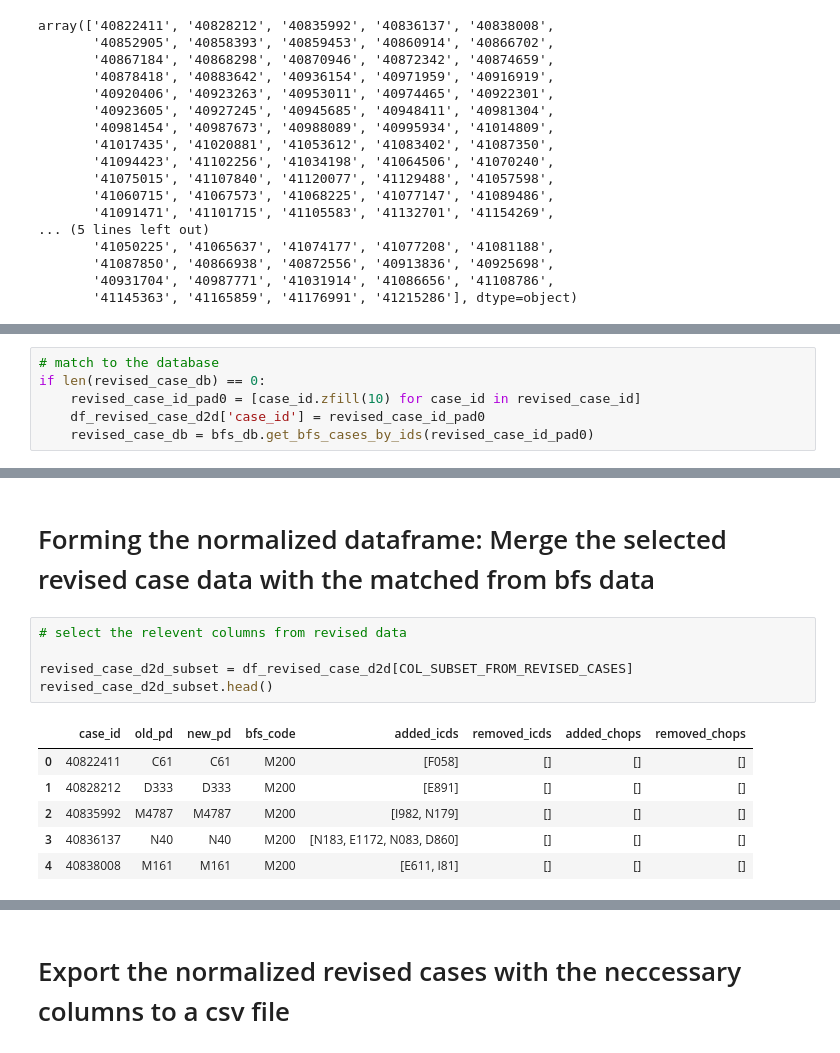
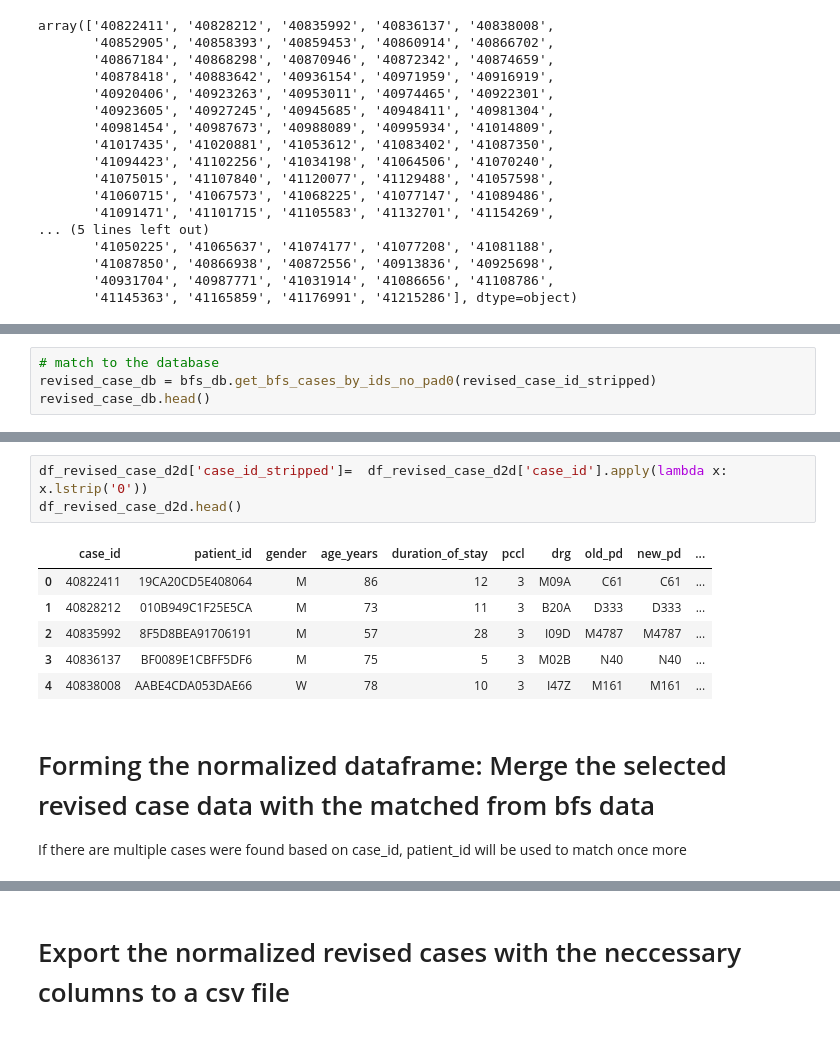
Before and after one commit to anschauf/code-scout-python, a Jupyter notebook: src/revised_case_normalization/Hirslanden_Zurich_2016_normalization.ipynb, the cells around one changed output, grey strips where cells are left out. Saved outputs shown, nothing was run; the diff lists cells and outputs as text.

```diff
--- a/src/revised_case_normalization/Hirslanden_Zurich_2016_normalization.ipynb
+++ b/src/revised_case_normalization/Hirslanden_Zurich_2016_normalization.ipynb
@@ -140,6 +126,4 @@ revised_case_db.head()
 # %%
 # match to the database
-if len(revised_case_db) == 0:
-    revised_case_id_pad0 = [case_id.zfill(10) for case_id in revised_case_id]
-    df_revised_case_d2d['case_id'] = revised_case_id_pad0
-    revised_case_db = bfs_db.get_bfs_cases_by_ids(revised_case_id_pad0)
+revised_case_db = bfs_db.get_bfs_cases_by_ids_no_pad0(revised_case_id_stripped)
+revised_case_db.head()
@@ -153,14 +149,13 @@ Based on the column "case_id", there are 104 out of 104 revised cases from DtoD
+# %%
+df_revised_case_d2d['case_id_stripped']=  df_revised_case_d2d['case_id'].apply(lambda x: x.lstrip('0'))
+df_revised_case_d2d.head()
+# %% [output]
+|  | case_id | patient_id | gender | age_years | duration_of_stay | pccl | drg | old_pd | new_pd | ... |
+| 0 | 40822411 | 19CA20CD5E408064 | M | 86 | 12 | 3 | M09A | C61 | C61 | ... |
+| 1 | 40828212 | 010B949C1F25E5CA | M | 73 | 11 | 3 | B20A | D333 | D333 | ... |
+| 2 | 40835992 | 8F5D8BEA91706191 | M | 57 | 28 | 3 | I09D | M4787 | M4787 | ... |
+| 3 | 40836137 | BF0089E1CBFF5DF6 | M | 75 | 5 | 3 | M02B | N40 | N40 | ... |
+| 4 | 40838008 | AABE4CDA053DAE66 | W | 78 | 10 | 3 | I47Z | M161 | M161 | ... |
 # %% [markdown]
 # Forming the normalized dataframe: Merge the selected revised case data with the matched from bfs data
+  If there are multiple cases were found based on case_id, patient_id will be used to match once more
-# %%
-# select the relevent columns from revised data
-
-revised_case_d2d_subset = df_revised_case_d2d[COL_SUBSET_FROM_REVISED_CASES]
-revised_case_d2d_subset.head()
-# %% [output]
-|  | case_id | old_pd | new_pd | bfs_code | added_icds | removed_icds | added_chops | removed_chops |
-| 0 | 40822411 | C61 | C61 | M200 | [F058] | [] | [] | [] |
-| 1 | 40828212 | D333 | D333 | M200 | [E891] | [] | [] | [] |
-| 2 | 40835992 | M4787 | M4787 | M200 | [I982, N179] | [] | [] | [] |
-| 3 | 40836137 | N40 | N40 | M200 | [N183, E1172, N083, D860] | [] | [] | [] |
-| 4 | 40838008 | M161 | M161 | M200 | [E611, I81] | [] | [] | [] |
```
Also changed, not shown: parts of 12 cells of this notebook, 14 other files.
